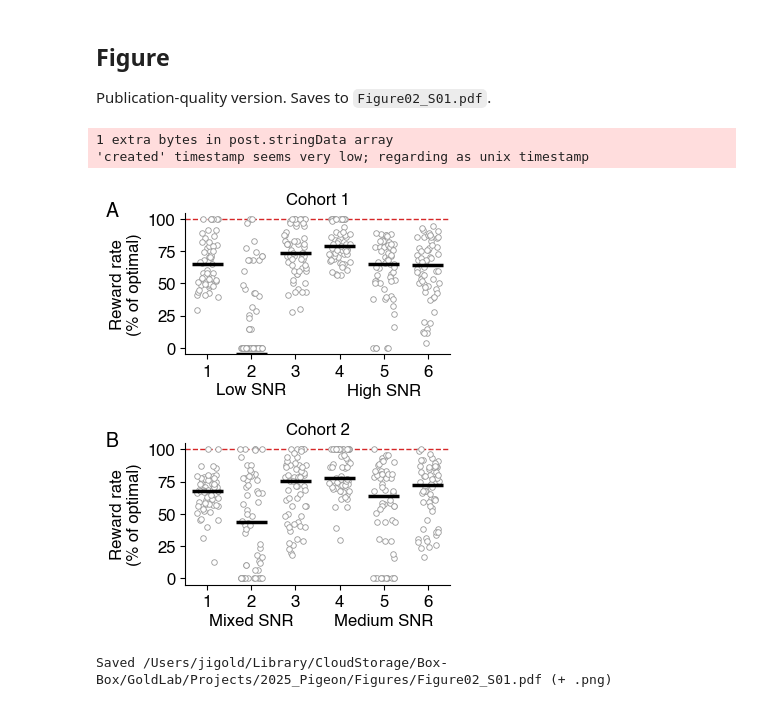
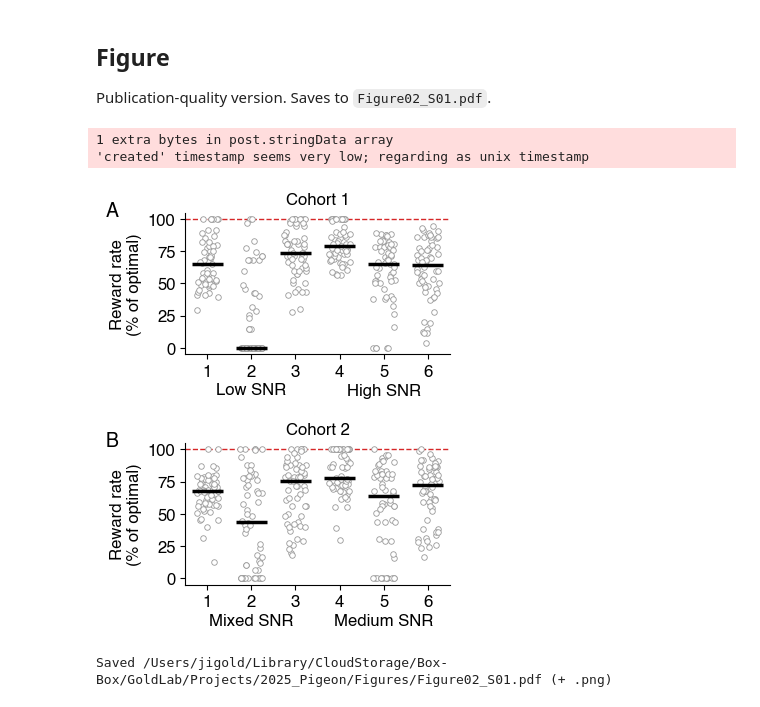
Before and after one commit to TheGoldLab/ms_2026_kalburge_etal_elife, a Jupyter notebook: notebooks/Figure02S01_RRSummary.ipynb, the cells around one changed output. Drawn from its saved outputs; the diff is of its cells as text; code cells hidden in the pictures.

Commit message:
Figure02S01: median bars drawn within 0-100 % like the points
Co-Authored-By: Claude Opus 5.5 <noreply@anthropic.com>

```diff
--- a/notebooks/Figure02S01_RRSummary.ipynb
+++ b/notebooks/Figure02S01_RRSummary.ipynb
@@ -253,37 +253,37 @@ def plot_rr_panel(ax, perf, n_blocks, groups, title=''):
         clipped = np.clip(col[valid], 0, 100)
         jx = (bi + 1) + rng_jitter.uniform(-0.25, 0.25, size=valid.sum())
         ax.plot(jx, clipped, **MARKER_KW)
-        # Median of the unclipped values, drawn within the displayed range.
-        med = float(np.clip(np.nanmedian(col), -Y_PAD, 100 + Y_PAD))
+        # Median of the unclipped values, drawn within [0, 100] % like the points.
+        med = float(np.clip(np.nanmedian(col), 0, 100))
         ax.plot([bi + 0.65, bi + 1.35], [med, med],
                 '-', color=DATA_COLOR, linewidth=2.5, zorder=5, solid_capstyle='butt')
     ax.axhline(100, color=OPTIMAL_COLOR, linestyle='--', linewidth=1, zorder=0)
     ax.set_xlim(0.5, n_blocks + 0.5)
     ax.set_ylim(-Y_PAD, 100 + Y_PAD)
     ax.set_yticks([0, 25, 50, 75, 100])
     ax.set_xticks(range(1, n_blocks + 1))
     # Group labels under blocks 1-3 and 4-6, below the tick labels.
     for xc, lab in zip((2, 5), groups):
         ax.text(xc, -0.2, lab, transform=ax.get_xaxis_transform(), ha='center', va='top')
     ax.set_ylabel('Reward rate\n(% of optimal)')
     ax.set_title(title)
     for sp in ['top', 'right']:
         ax.spines[sp].set_visible(False)
 
 
 plot_rr_panel(axs[0], ol_perf, 6, GROUP_LABELS['OL'], title='Cohort 1')
 plot_rr_panel(axs[1], mx_perf, 6, GROUP_LABELS['MX'], title='Cohort 2')
 
 add_panel_label(axs[0], 'A', dx=-0.3)
 add_panel_label(axs[1], 'B', dx=-0.3)
 
 out = FIGURES_DIR / 'Figure02_S01.pdf'
 fig.savefig(out, dpi=300, bbox_inches='tight')
 fig.savefig(out.with_suffix('.png'), dpi=300, bbox_inches='tight')
 plt.show()
 print(f'Saved {out} (+ .png)')
 # %% [output]
 1 extra bytes in post.stringData array
 'created' timestamp seems very low; regarding as unix timestamp
-[figure, old version]
+[figure, new version]
 Saved /Users/jigold/Library/CloudStorage/Box-Box/GoldLab/Projects/2025_Pigeon/Figures/Figure02_S01.pdf (+ .png)
```
